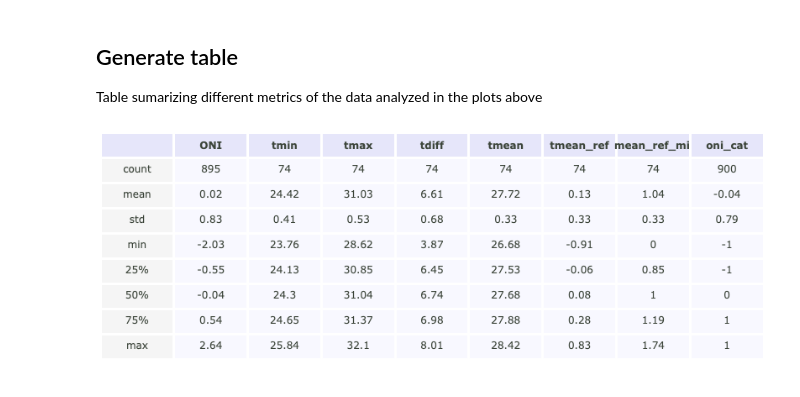
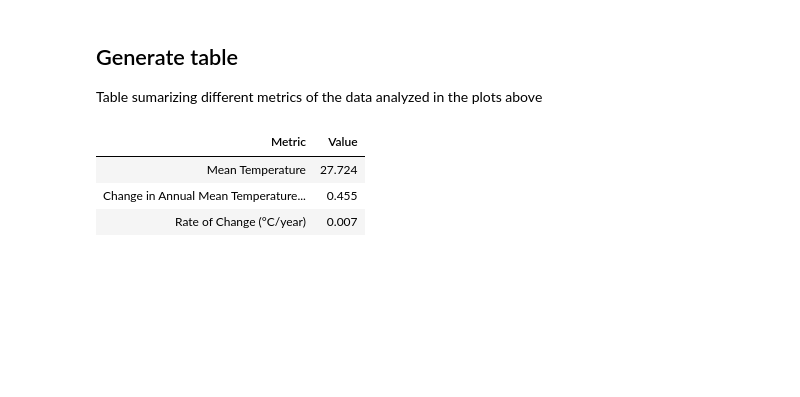
Before and after one commit to lauracagigal/CC_indicators, a Jupyter notebook: _build/html/_sources/notebooks_historical/atmosphere/2_surface_temperature/a_mean_temperature.ipynb, the cells around one changed output. Drawn from its saved outputs; the diff is of its cells as text; code cells hidden in the pictures; blank space fills up the shorter version.

```diff
--- a/_build/html/_sources/notebooks_historical/atmosphere/2_surface_temperature/a_mean_temperature.ipynb
+++ b/_build/html/_sources/notebooks_historical/atmosphere/2_surface_temperature/a_mean_temperature.ipynb
@@ -222,8 +224,3 @@ df_format = np.round(df1.describe(), 2)
 # %% [markdown]
 ## Generate table
 Table sumarizing different metrics of the data analyzed in the plots above
-# %%
-fig = plot_df_table(df_format)
-df2img.save_dataframe(fig=fig, filename="getting_started.png")
-# %% [output]
-[figure, removed]
@@ -229,0 +229,7 @@ df2img.save_dataframe(fig=fig, filename="getting_started.png")
+# %%
+style_matrix(table_temp_11(df1, trend))
+# %% [output]
+| Metric | Value |
+| Mean Temperature | 27.724 |
+| Change in Annual Mean Temperature... | 0.455 |
+| Rate of Change (°C/year) | 0.007 |
```
Also changed, not shown: parts of 3 cells of this notebook, 26 other files.
